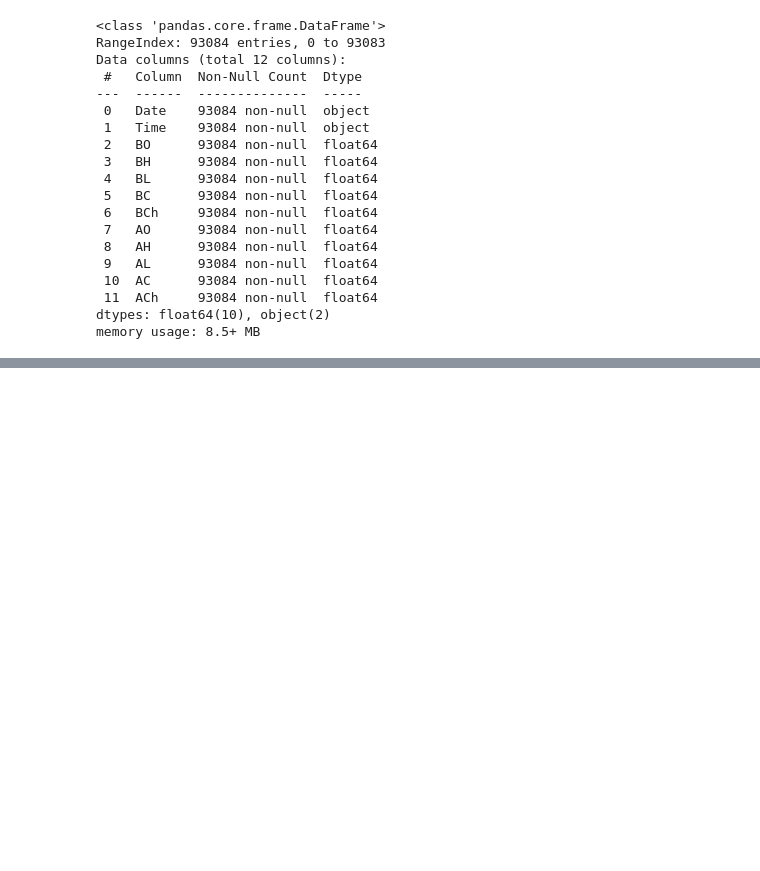
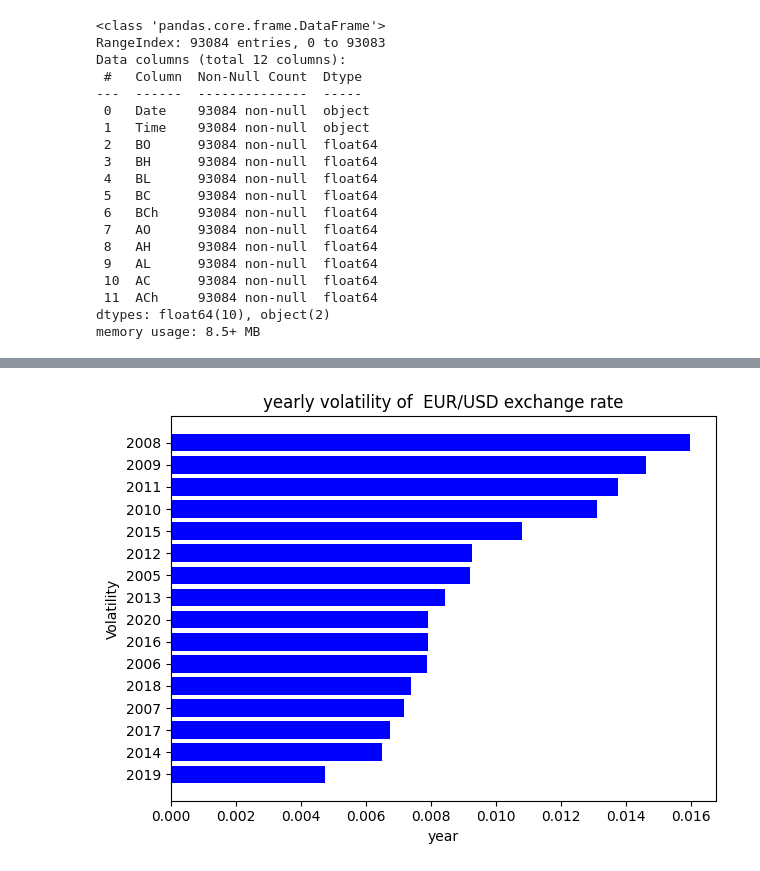
Before and after one commit to kafmfi/EUR-USD-Currency-Analysis, a Jupyter notebook: script.ipynb, the cells around one changed output, grey strips where cells are left out. Saved outputs shown, nothing was run; the diff lists cells and outputs as text; code cells hidden in the pictures; blank space fills up the shorter version.

```diff
--- a/script.ipynb
+++ b/script.ipynb
@@ -98,0 +317,14 @@ df1.head()
+# %%
+#volatility for each year
+
+df4=yearly_volatility.reset_index()
+df4=df4.sort_values("B_volatility",ascending=True)
+df4["Year"]=df4.Year.apply(str)
+plt.barh(df4["Year"],df4["B_volatility"],color="blue")
+plt.title("yearly volatility of  EUR/USD exchange rate")
+plt.xlabel("year")
+plt.ylabel("Volatility")
+plt.tight_layout()
+plt.show()
+# %% [output]
+[figure, added]
```
Also changed, not shown: parts of 47 cells of this notebook, 1 other file.
